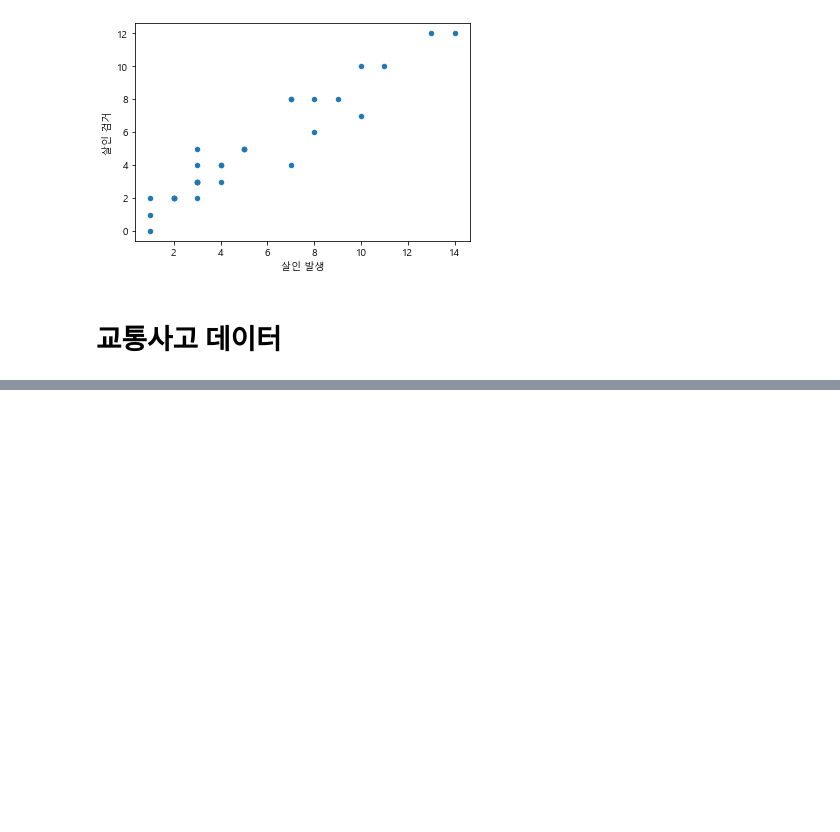
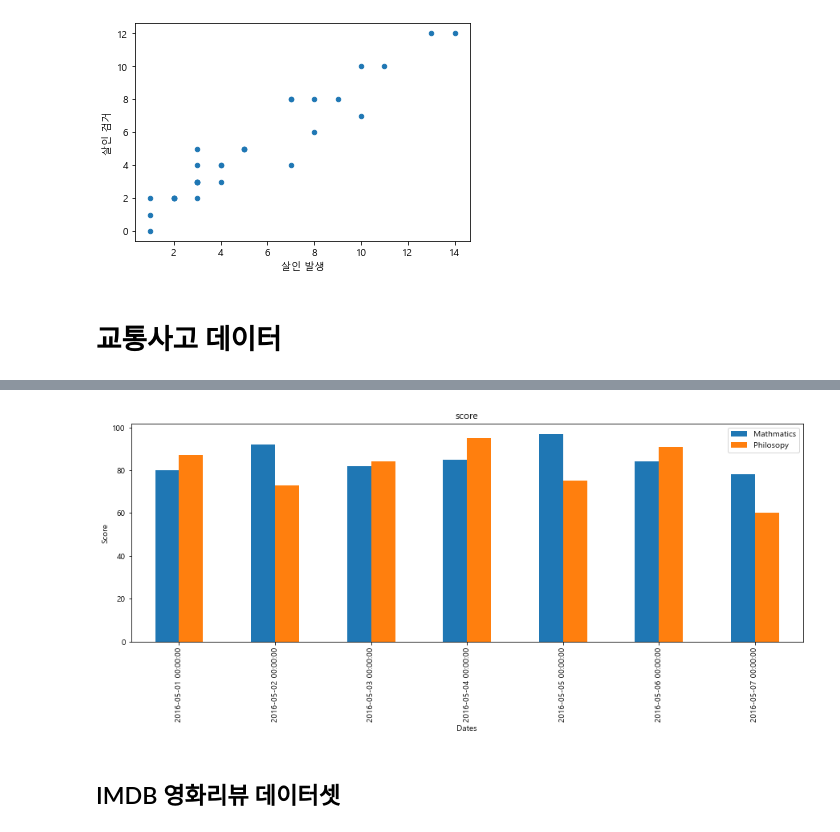
Before and after one commit to pillz9408/python, a Jupyter notebook: DataVisualize/matplotlibEx3.ipynb, the cells around one changed output, grey strips where cells are left out. Cells and saved outputs as stored; diff of their text form; code cells hidden in the pictures; blank space fills up the shorter version.

```diff
--- a/DataVisualize/matplotlibEx3.ipynb
+++ b/DataVisualize/matplotlibEx3.ipynb
@@ -78,0 +299,10 @@ df2016.head(4)
+# %%
+# 바 차트로 표현
+result.plot(title='score',figsize=(15,5),kind='bar',rot=90)
+plt.xlabel('Dates')
+plt.ylabel('Score')
+plt.show()
+# %% [output]
+[figure, added]
+# %% [markdown]
+## IMDB 영화리뷰 데이터셋
```
Also changed, not shown: parts of 47 cells of this notebook, 2 other files.
